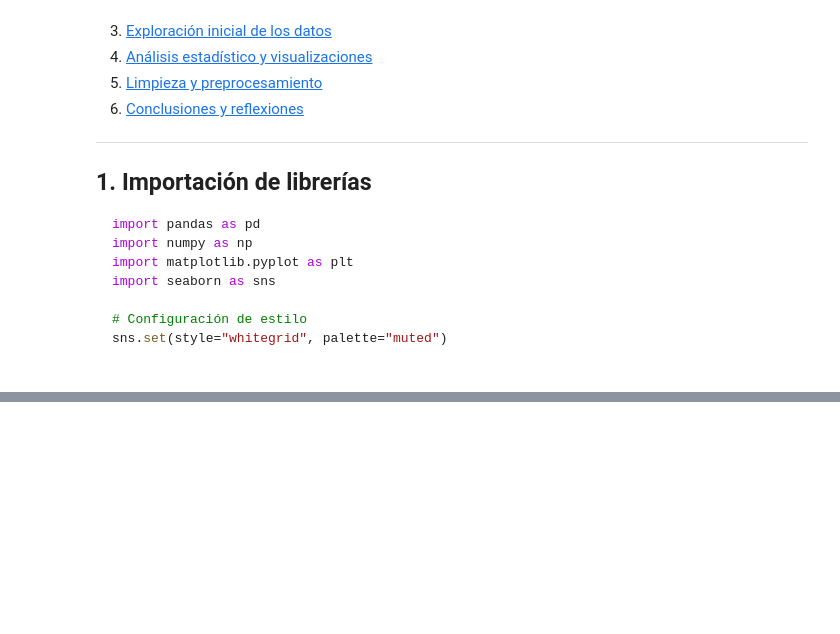
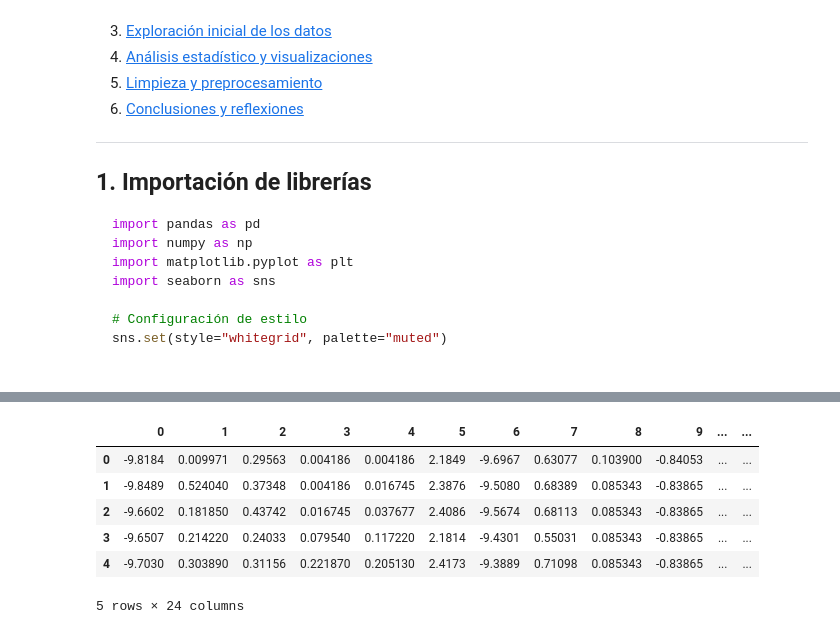
Before and after one commit to rafakt312/Taller-de-Ciencia-de-datos-Taller1, a Jupyter notebook: mHealth_eda.ipynb, the cells around one changed output, grey strips where cells are left out. Drawn from its saved outputs; the diff is of its cells as text; code cells hidden in the pictures; blank space fills up the shorter version.

```diff
--- a/mHealth_eda.ipynb
+++ b/mHealth_eda.ipynb
@@ -48,10 +60,18 @@ os.listdir("mhealth")[:5]
 # %%
 # Cargar un archivo de ejemplo
-df = pd.read_csv("mhealth/mHealth_subject1.log",
+df = pd.read_csv("mhealth/MHEALTHDATASET/mHealth_subject1.log",
                  delim_whitespace=True, header=None)
 
 # Vista rápida
 df.head()
+# %% [output]
+|  | 0 | 1 | 2 | 3 | 4 | 5 | 6 | 7 | 8 | 9 | ... | ... |
+| 0 | -9.8184 | 0.009971 | 0.29563 | 0.004186 | 0.004186 | 2.1849 | -9.6967 | 0.63077 | 0.103900 | -0.84053 | ... | ... |
+| 1 | -9.8489 | 0.524040 | 0.37348 | 0.004186 | 0.016745 | 2.3876 | -9.5080 | 0.68389 | 0.085343 | -0.83865 | ... | ... |
+| 2 | -9.6602 | 0.181850 | 0.43742 | 0.016745 | 0.037677 | 2.4086 | -9.5674 | 0.68113 | 0.085343 | -0.83865 | ... | ... |
+| 3 | -9.6507 | 0.214220 | 0.24033 | 0.079540 | 0.117220 | 2.1814 | -9.4301 | 0.55031 | 0.085343 | -0.83865 | ... | ... |
+| 4 | -9.7030 | 0.303890 | 0.31156 | 0.221870 | 0.205130 | 2.4173 | -9.3889 | 0.71098 | 0.085343 | -0.83865 | ... | ... |
+5 rows × 24 columns
 # %%
 # Dimensiones y tipos de datos
 print(df.shape)
```
Also changed, not shown: parts of 4 cells of this notebook.
